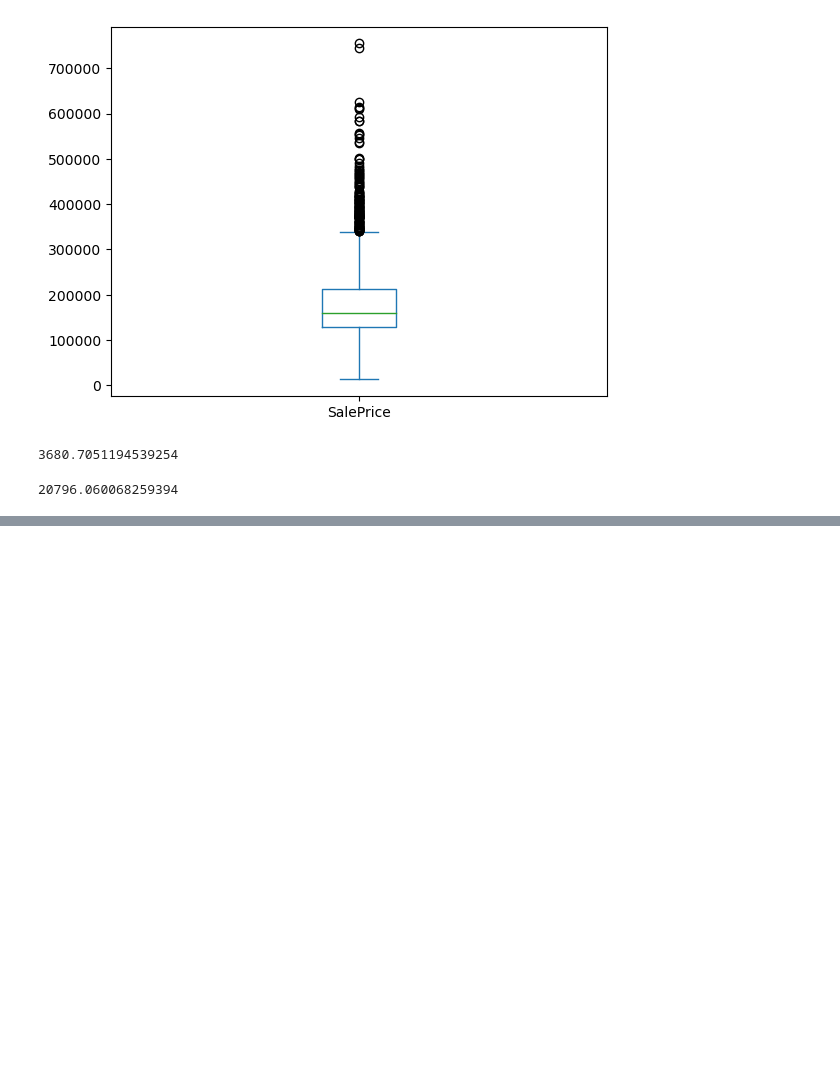
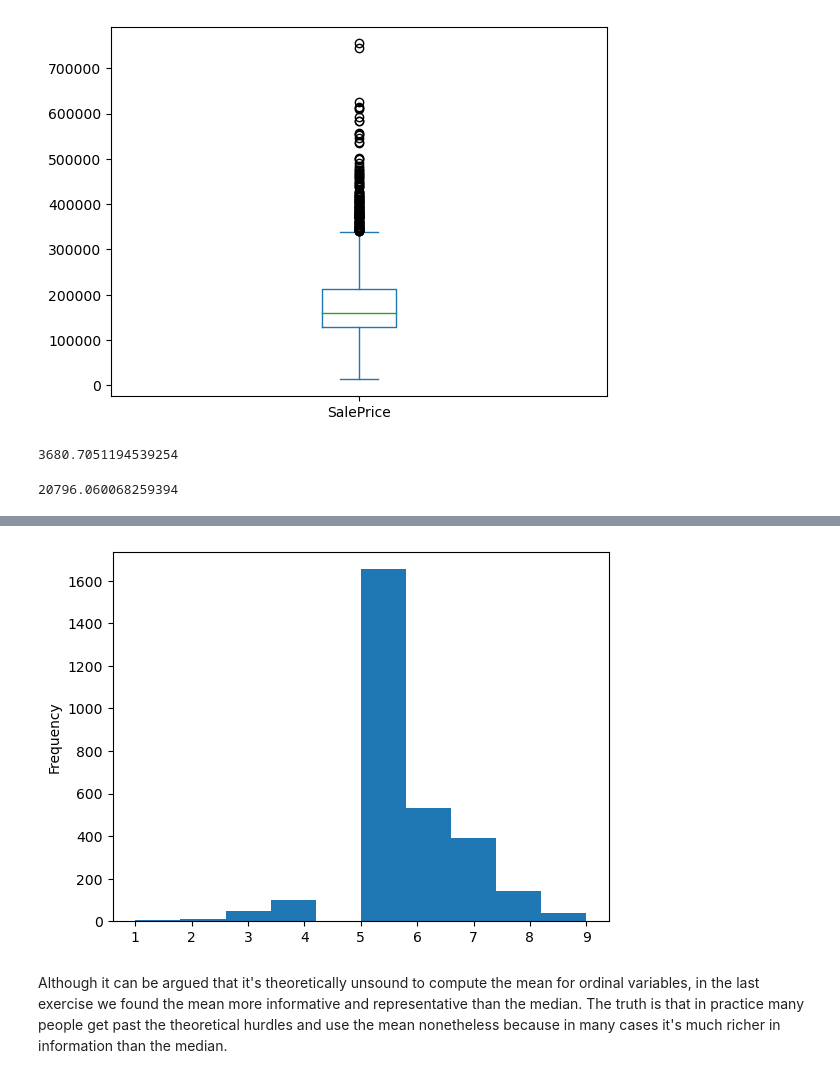
Before and after one commit to castobary/statistics, a Jupyter notebook: 06_module.ipynb, the cells around one changed output, grey strips where cells are left out. Cells and saved outputs as stored; diff of their text form; code cells hidden in the pictures; blank space fills up the shorter version.

```diff
--- a/06_module.ipynb
+++ b/06_module.ipynb
@@ -338,0 +371,11 @@ saleprice_difference
+# %%
+mean = houses['Overall Cond'].mean()
+median =  houses['Overall Cond'].median()
+
+houses['Overall Cond'].plot.hist()
+
+more_representative = 'mean'
+# %% [output]
+[figure, added]
+# %% [markdown]
+Although it can be argued that it's theoretically unsound to compute the mean for ordinal variables, in the last exercise we found the mean more informative and representative than the median. The truth is that in practice many people get past the theoretical hurdles and use the mean nonetheless because in many cases it's much richer in information than the median.
```
Also changed, not shown: parts of 23 cells of this notebook, 2 other files.
